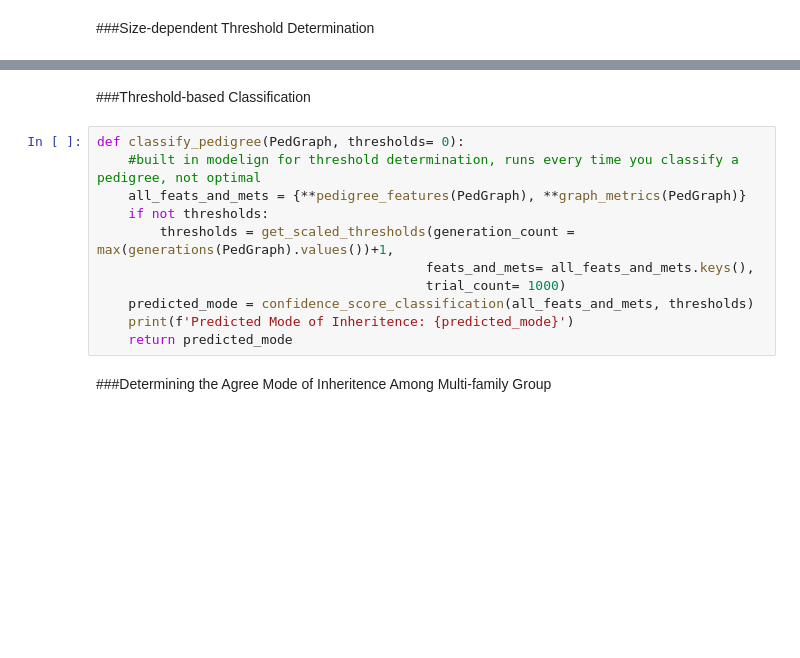
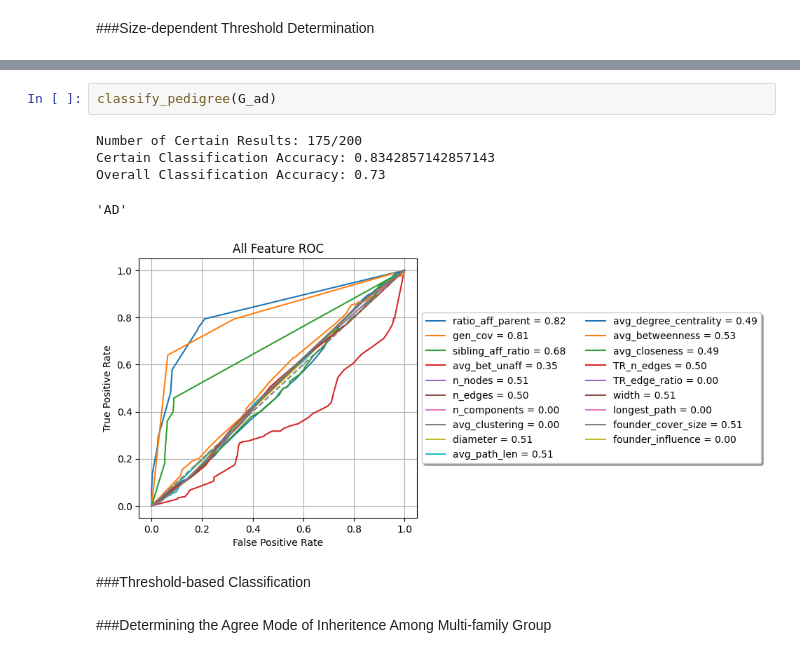
Before and after one commit to taylorngt/PedNet, a Jupyter notebook: SegregationScoring.ipynb, the cells around one changed output, grey strips where cells are left out. Cells and saved outputs as stored; diff of their text form; blank space fills up the shorter version.

```diff
--- a/SegregationScoring.ipynb
+++ b/SegregationScoring.ipynb
@@ -960,16 +1102,13 @@ def get_scaled_thresholds(generation_count,
+# %%
+classify_pedigree(G_ad)
+# %% [output]
+Number of Certain Results: 175/200
+Certain Classification Accuracy: 0.8342857142857143
+Overall Classification Accuracy: 0.73
+'AD'
+[figure, added]
 # %% [markdown]
 ###Threshold-based Classification
-# %%
-def classify_pedigree(PedGraph, thresholds= 0):
-    #built in modelign for threshold determination, runs every time you classify a pedigree, not optimal
-    all_feats_and_mets = {**pedigree_features(PedGraph), **graph_metrics(PedGraph)}
-    if not thresholds:
-        thresholds = get_scaled_thresholds(generation_count = max(generations(PedGraph).values())+1,
-                                          feats_and_mets= all_feats_and_mets.keys(),
-                                          trial_count= 1000)
-    predicted_mode = confidence_score_classification(all_feats_and_mets, thresholds)
-    print(f'Predicted Mode of Inheritence: {predicted_mode}')
-    return predicted_mode
 # %% [markdown]
 ###Determining the Agree Mode of Inheritence Among Multi-family Group
 # %%
```
Also changed, not shown: parts of 18 cells of this notebook.
